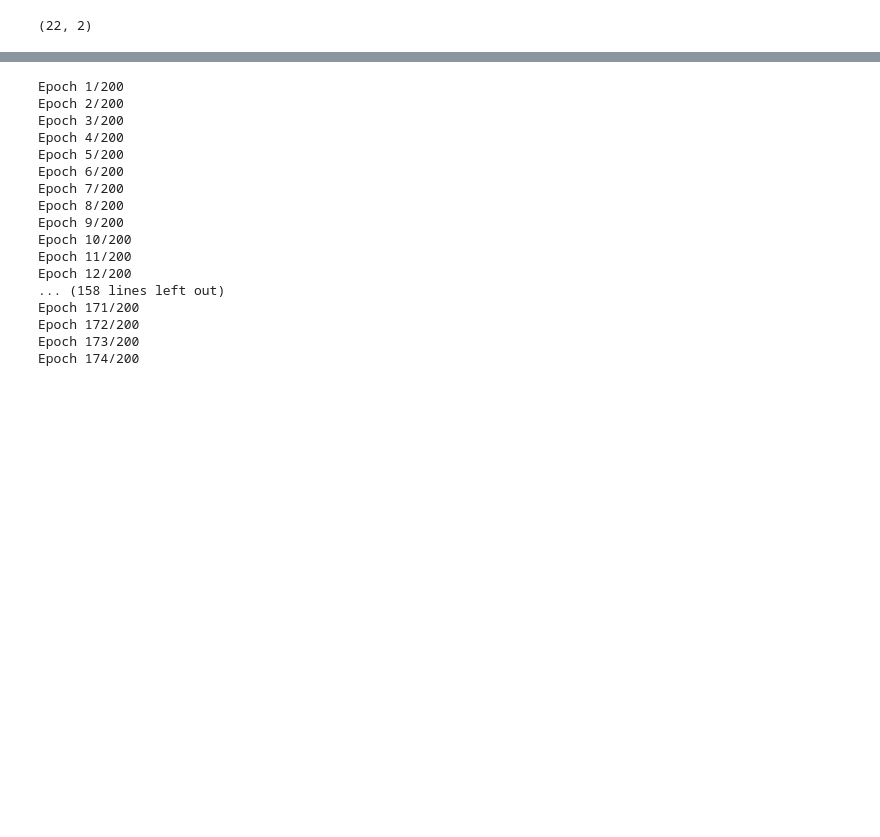
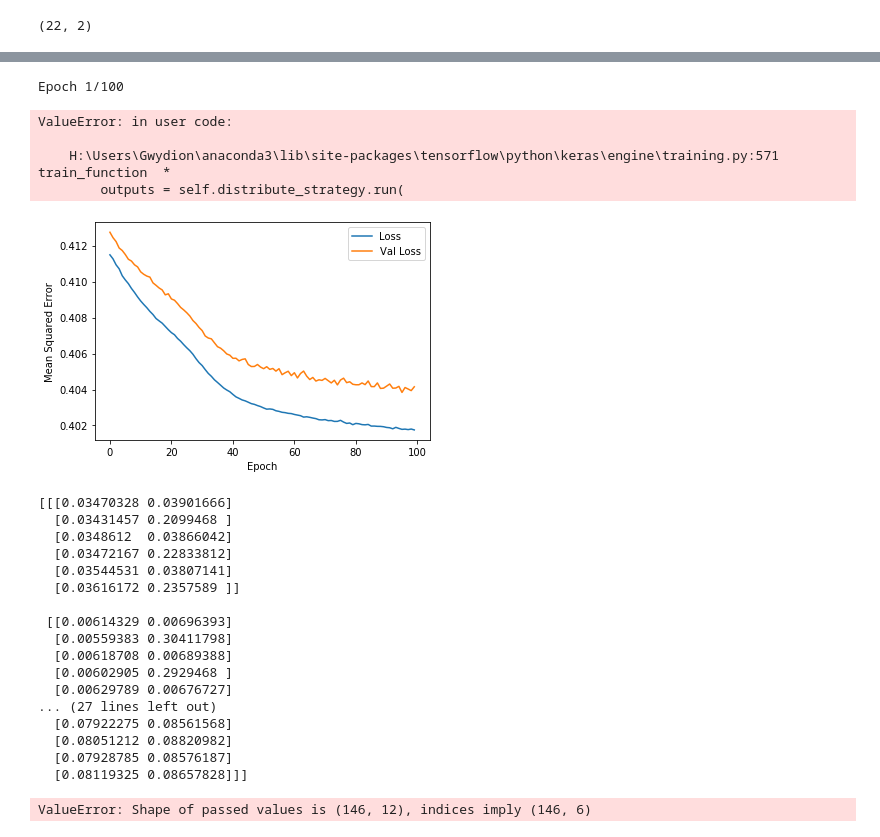
Before and after one commit to GwydionJon/EN_learn, a Jupyter notebook: machine_learning/ML_get_parameters_from_peakNumber V2.ipynb, the cells around one changed output, grey strips where cells are left out. Saved outputs shown, nothing was run; the diff lists cells and outputs as text; code cells hidden in the pictures; blank space fills up the shorter version.

```diff
--- a/machine_learning/ML_get_parameters_from_peakNumber V2.ipynb
+++ b/machine_learning/ML_get_parameters_from_peakNumber V2.ipynb
@@ -281,20 +272,25 @@ def create_2d_model(my_learning_rate, input_shape):
     # Add the layer containing the feature columns to the model.
     # Define the first hidden layer with 10 nodes.
 
-    model.add(tf.keras.layers.Conv1D(32, 2, activation='relu',input_shape=input_shape))
-   # model.add(tf.keras.layers.Conv1D(128, 4, activation='relu'))
+    model.add(tf.keras.layers.Conv1D(64, 4, activation='relu',input_shape=input_shape))
+    model.add(tf.keras.layers.Conv1D(128, 4, activation='relu'))
    # model.add(tf.keras.layers.MaxPooling1D(2,2))
 
-    model.add(tf.keras.layers.Conv1D(16, 2, activation='relu'))
-   # model.add(tf.keras.layers.MaxPooling1D(2, 6))
+    model.add(tf.keras.layers.Conv1D(256, 4, activation='relu'))
+    #model.add(tf.keras.layers.MaxPooling1D(128))
 
     model.add(tf.keras.layers.Flatten())
-    model.add(tf.keras.layers.Dense(units = 6, activation = 'relu',kernel_regularizer=tf.keras.regularizers.l1(0.0)))
+    model.add(tf.keras.layers.Dense(units = 512, activation = 'relu',kernel_regularizer=tf.keras.regularizers.l1(0)))
+   # model.add(tf.keras.layers.Dropout(0.5))
+   # model.add(tf.keras.layers.Dense(units = 6, activation = 'relu',kernel_regularizer=tf.keras.regularizers.l1(0)))
+
+    model.add(tf.keras.layers.Dense(units = 12, activation = 'softmax',kernel_regularizer=tf.keras.regularizers.l1(0.01)))
+    #model.add(tf.keras.layers.Flatten())
 
 
 
 
-    model.compile(optimizer=tf.keras.optimizers.SGD(lr=my_learning_rate,momentum=0.1),
+    model.compile(optimizer=tf.keras.optimizers.SGD(lr=my_learning_rate,momentum=0.01),
                 loss="mean_squared_error",
                 metrics=[tf.keras.metrics.MeanSquaredError()])
 
@@ -329,34 +367,49 @@ two_d_model=create_2d_model(0.01,(22,2))
 # %%
-epochs, mse,val_mse =train_model(two_d_model,data_train,labels_train,200)
+epochs, mse,val_mse =train_model(two_d_model,data_train,labels_train,100)
 # %% [output]
-Epoch 1/200
-Epoch 2/200
-Epoch 3/200
-Epoch 4/200
-Epoch 5/200
-Epoch 6/200
-Epoch 7/200
-Epoch 8/200
-Epoch 9/200
-Epoch 10/200
-Epoch 11/200
-Epoch 12/200
-... (158 lines left out)
-Epoch 171/200
-Epoch 172/200
-Epoch 173/200
-Epoch 174/200
+Epoch 1/100
+ValueError: in user code:
+
+    H:\Users\Gwydion\anaconda3\lib\site-packages\tensorflow\python\keras\engine\training.py:571 train_function  *
+        outputs = self.distribute_strategy.run(
 # %%
 #features = {name:np.array(value) for name, value in df_test.items()}
 #label=df_test[label_name].to_numpy()
 #data_train, data_test, labels_train, labels_test
 plot_the_loss_curve(epochs, mse,val_mse)
-evaluation=two_d_model.evaluate(x = data_test, y = labels_test)
+#evaluation=two_d_model.evaluate(x = data_test, y = labels_test)
+
+#print("Hello",data_test[:3])
 predicted = two_d_model.predict(data_test)
-print(evaluation)
+predicted=predicted.reshape(len(data_test),6,2)
+#print(predicted)
+
+
+#decode labels:
+print(predicted)
 
 
 
 df_test=pd.DataFrame(labels_test,columns=["k6a1_test","k6a2_test","k11_test","k12_test","k9a1_test","k9a2_test"])
 df_predict=pd.DataFrame(predicted,columns=["k6a1_hat","k6a2_hat","k11_hat","k12_hat","k9a1_hat","k9a2_hat"])
-pd.concat([df_test,df_predict], axis=1).head()
+pd.concat([df_test,df_predict], axis=1).head(20)
+# %% [output]
+[figure, added]
+[[[0.03470328 0.03901666]
+  [0.03431457 0.2099468 ]
+  [0.0348612  0.03866042]
+  [0.03472167 0.22833812]
+  [0.03544531 0.03807141]
+  [0.03616172 0.2357589 ]]
+
+ [[0.00614329 0.00696393]
+  [0.00559383 0.30411798]
+  [0.00618708 0.00689388]
+  [0.00602905 0.2929468 ]
+  [0.00629789 0.00676727]
+... (27 lines left out)
+  [0.07922275 0.08561568]
+  [0.08051212 0.08820982]
+  [0.07928785 0.08576187]
+  [0.08119325 0.08657828]]]
+ValueError: Shape of passed values is (146, 12), indices imply (146, 6)
```
Also changed, not shown: parts of 4 cells of this notebook.
